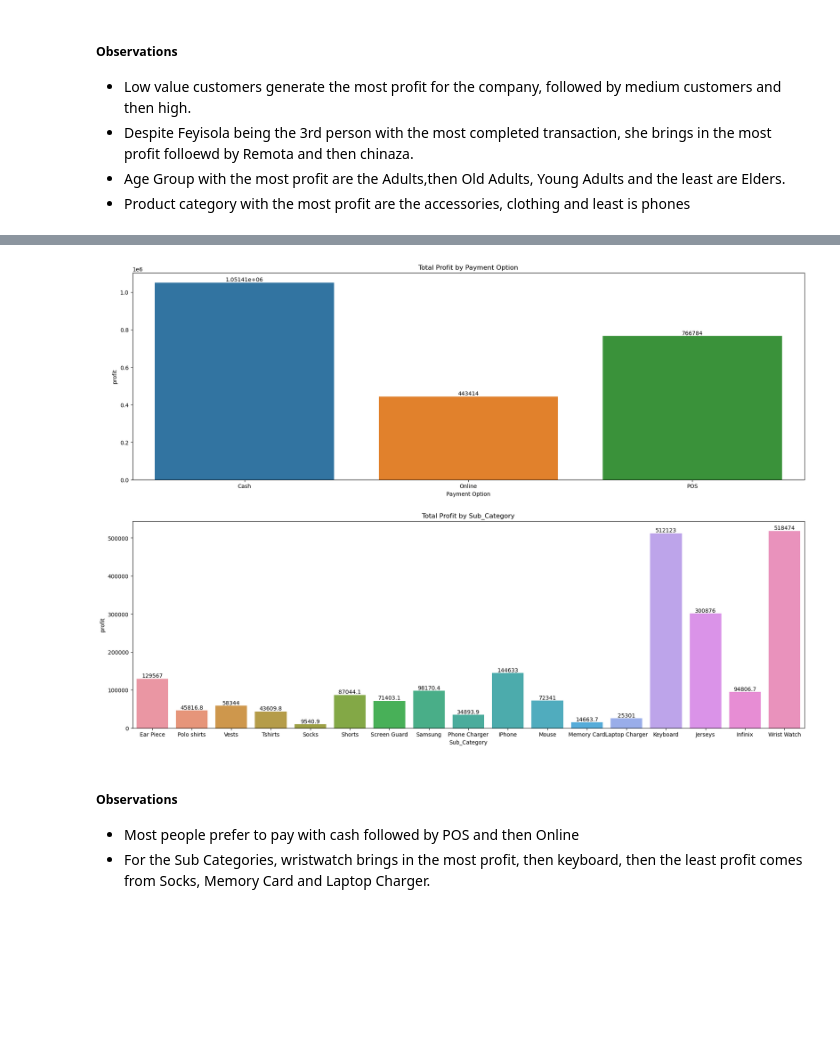
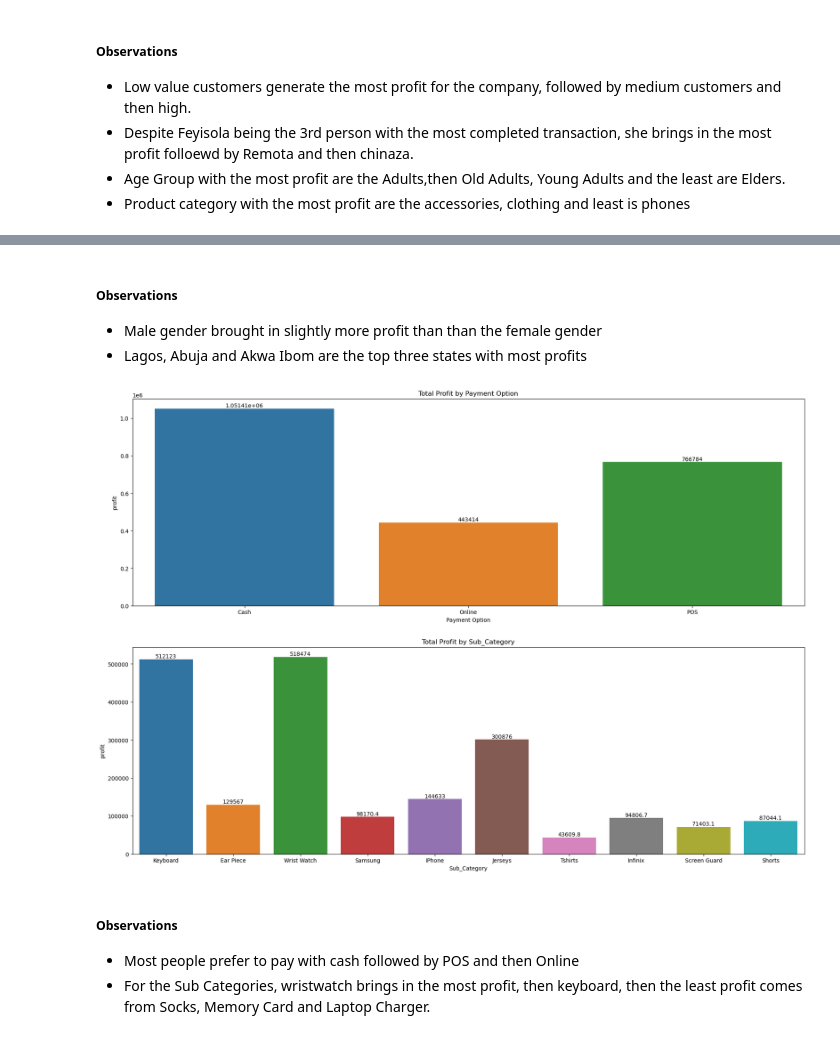
Before and after one commit to Akanniabdulwahab/Exploratory_Data_Analysis_for_a_retail_company, a Jupyter notebook: Retail Company.ipynb, the cells around one changed output, grey strips where cells are left out. Saved outputs shown, nothing was run; the diff lists cells and outputs as text; code cells hidden in the pictures; blank space fills up the shorter version.

```diff
--- a/Retail Company.ipynb
+++ b/Retail Company.ipynb
@@ -592,21 +678,25 @@ axs[1,1].set_title('Total Profit by Product_Category');
+# %% [markdown]
+##### **Observations**
+- Male gender brought in slightly more profit than than the female gender
+- Lagos, Abuja and Akwa Ibom are the top three states with most profits
 # %%
 fig, axs = plt.subplots(2,1, figsize = (22,15))
 
 # Total Profit by Payment Option
 po_prof = sales.groupby('Payment Option')['profit'].sum().reset_index()
 ax = sns.barplot(x = 'Payment Option', data = po_prof, y = 'profit', ax = axs[0], order = po_prof['Payment Option'].value_counts(ascending = False).index)
-values = po_prof['profit'].value_counts(ascending = False).values
 ax.bar_label(container = ax.containers[0], label = values)
 axs[0].set_title('Total Profit by Payment Option')
 
 # Total Profit by Sub_Category
+topten = sales['Sub_Category'].value_counts().head(10)
+
 sc_prof = sales.groupby('Sub_Category')['profit'].sum().reset_index()
-ax = sns.barplot(x = 'Sub_Category', data = sc_prof, y = 'profit', ax = axs[1], order = sc_prof['Sub_Category'].value_counts(ascending = False).index)
-values = sc_prof['profit'].value_counts(ascending = False).values
+ax = sns.barplot(x = 'Sub_Category', data = sc_prof, y = 'profit', ax = axs[1], order = topten.index)
 ax.bar_label(container = ax.containers[0], label = values)
 axs[1].set_title('Total Profit by Sub_Category');
 # %% [output]
-[figure, old version]
+[figure, new version]
 # %% [markdown]
 ##### **Observations**
 - Most people prefer to pay with cash followed by POS and then Online
```
Also changed, not shown: parts of 10 cells of this notebook.
